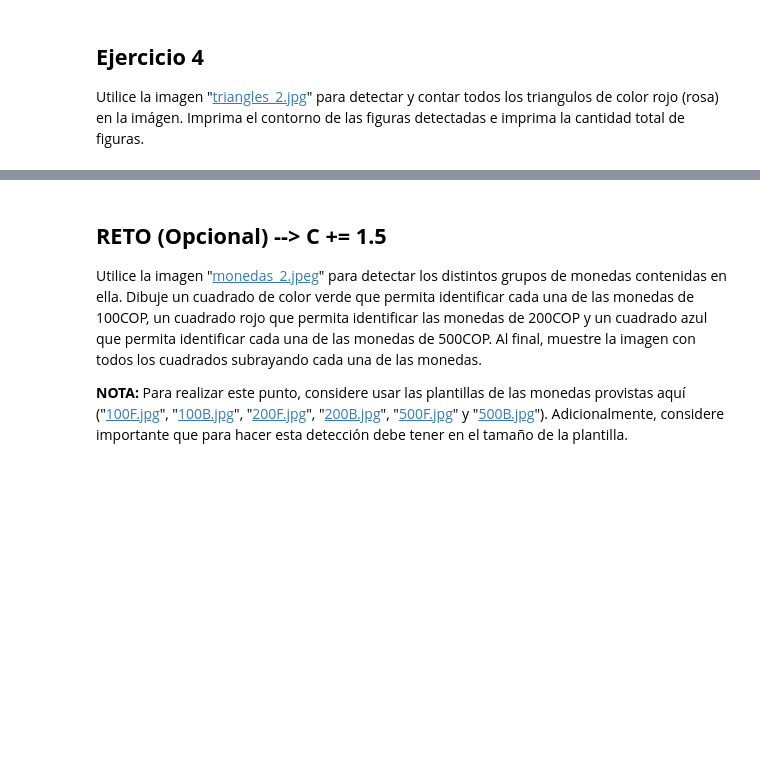
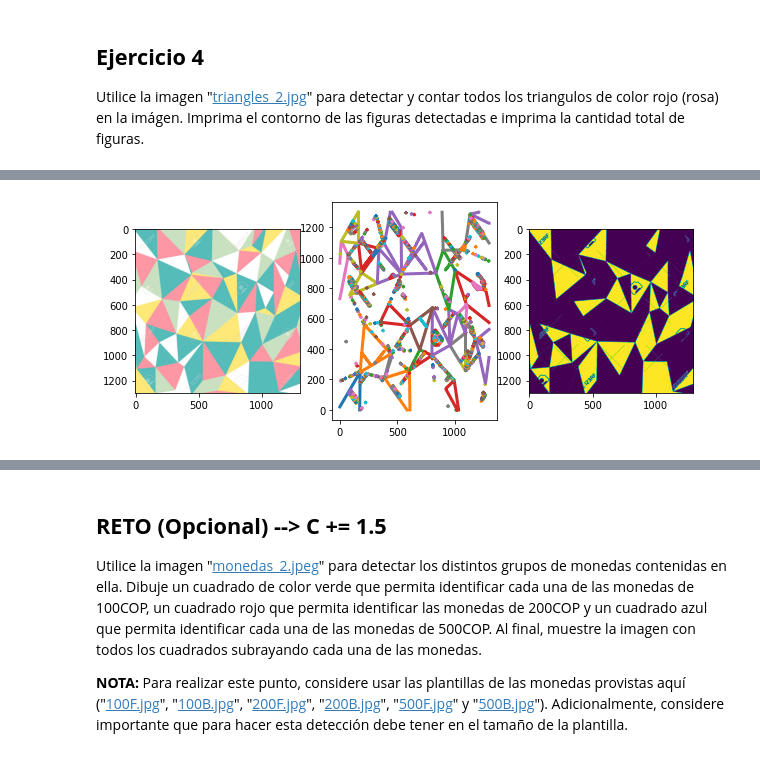
Before and after one commit to JuanManuelZea253/reconPatrones, a Jupyter notebook: entregas/ZeaOrozcoJuanManuel_E3_RP.ipynb, the cells around one changed output, grey strips where cells are left out. Saved outputs shown, nothing was run; the diff lists cells and outputs as text; code cells hidden in the pictures; blank space fills up the shorter version.

Commit message:
Entrega3 punto 4

```diff
--- a/entregas/ZeaOrozcoJuanManuel_E3_RP.ipynb
+++ b/entregas/ZeaOrozcoJuanManuel_E3_RP.ipynb
@@ -156,14 +156,14 @@ Utilice la imagen "[triangles_1.jpg](https://drive.google.com/file/d/1ei2sNbkPLt
 # Importar librerias. Incluya acá todas las librerías que requiera
 # %%
 img = img = cv2.imread("/content/drive/MyDrive/PatronesClass2022/Repositorio/patrones/entregas/triangles_1.jpg")
-img_RGB = cv2.cvtColor(img, cv2.COLOR_BGR2RGB)
-img_gr = cv2.cvtColor(img, cv2.COLOR_BGR2GRAY)
+imgRGB = cv2.cvtColor(img, cv2.COLOR_BGR2RGB)
+gray = cv2.cvtColor(img, cv2.COLOR_BGR2GRAY)
 
-_, threshold = cv2.threshold(img_gr, 90,255,cv2.THRESH_BINARY_INV)
+_, threshold = cv2.threshold(gray, 90,255,cv2.THRESH_BINARY_INV)
 contours = find_contours(threshold)
 
 fig, (ax1, ax2) = plt.subplots(1, 2, figsize=(10,4))
-ax1.imshow(img_RGB)
+ax1.imshow(imgRGB)
 
 
 triangulos = 0
@@ -245,0 +228,42 @@ Circulos: 0
+# %%
+img = cv2.imread("/content/drive/MyDrive/PatronesClass2022/Repositorio/patrones/entregas/triangles_2.jpg")
+imgRGB = cv2.cvtColor(img, cv2.COLOR_BGR2RGB)
+gray = cv2.cvtColor(img, cv2.COLOR_BGR2GRAY)
+#---- Introduzca su codigo aqui. Puede utilizar cuantas celdas de código considere necesarias
+_, threshold = cv2.threshold(gray, 175,255,cv2.THRESH_BINARY_INV)
+contours = find_contours(threshold,0.5)
+
+fig, (ax1, ax2, ax3) = plt.subplots(1, 3, figsize=(10,4))
+ax1.imshow(imgRGB)
+ax3.imshow(threshold)
+
+
+triangulos = 0
+rectangulos = 0
+pentagonos = 0
+heptagonos = 0
+hexagonos = 0
+octagonos = 0
+circulos = 0
+
+
+for n, contour in enumerate(contours):
+    coords = approximate_polygon(contour, tolerance=12)
+
+    if len(coords)-1 == 3:
+      triangulos = triangulos + 1
+    elif len(coords)-1 == 4:
+      rectangulos = rectangulos + 1
+    elif len(coords)-1 == 5:
+      pentagonos = pentagonos +1
+    elif len(coords)-1 == 6:
+      hexagonos = hexagonos + 1
+    elif len(coords)-1 == 7:
+      heptagonos = heptagonos + 1
+    elif len(coords)-1 == 8:
+      octagonos = octagonos + 1
+    elif len(coords)-1 > 8 :
+      circulos = circulos + 1
+    ax2.plot(contour[:, 1], contour[:, 0], linewidth=3)
+# %% [output]
+[figure, added]
```
Also changed, not shown: parts of 3 cells of this notebook.
